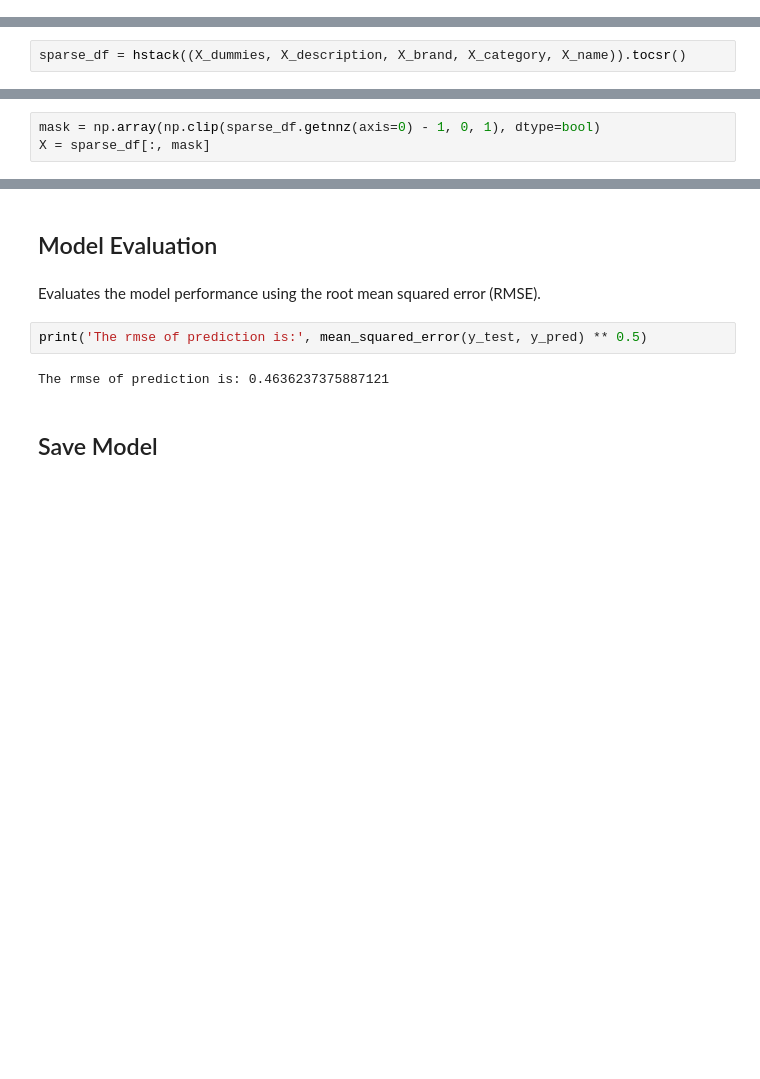
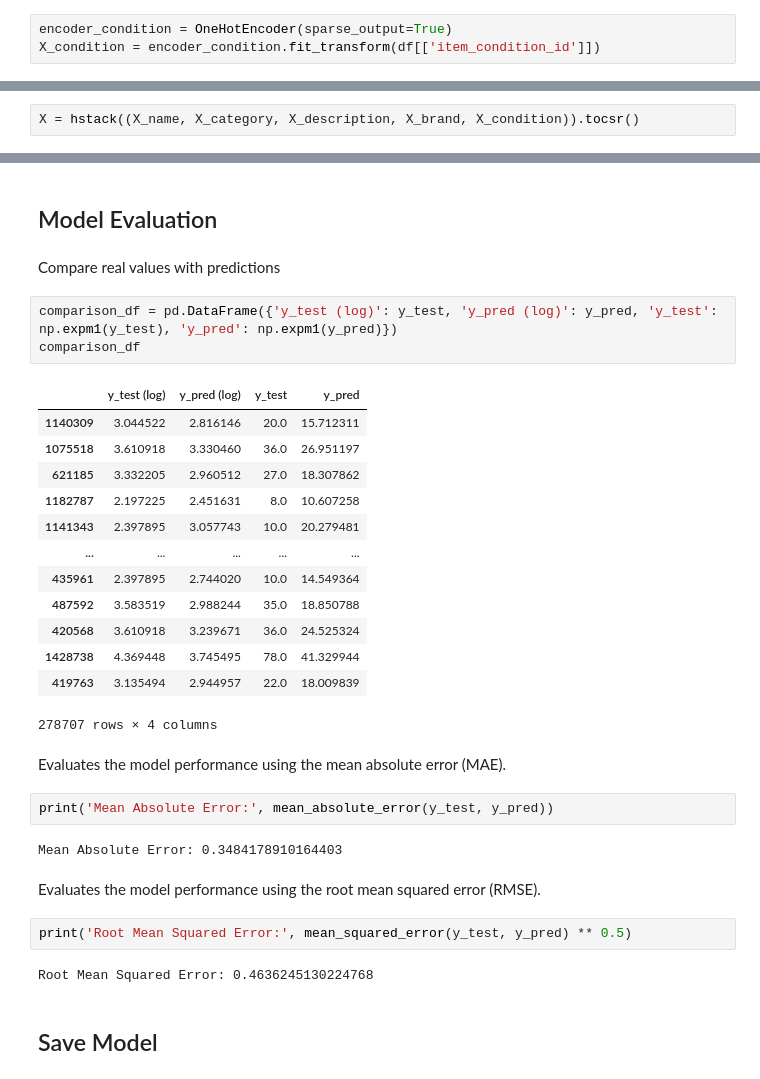
Before and after one commit to danielsimon4/price_recommender, a Jupyter notebook: price_recommender.ipynb, the cells around one changed output, grey strips where cells are left out. Drawn from its saved outputs; the diff is of its cells as text; blank space fills up the shorter version.

Commit message:
Fixed model

```diff
--- a/price_recommender.ipynb
+++ b/price_recommender.ipynb
@@ -174,3 +172,6 @@ X_dummies = csr_matrix(pd.get_dummies(df[['item_condition_id']], sparse=True).va
+# %%
+encoder_condition = OneHotEncoder(sparse_output=True)
+X_condition = encoder_condition.fit_transform(df[['item_condition_id']])
 # %% [markdown]
 Create sparse df:
 
@@ -178,4 +179,4 @@ Create sparse df:
 
 - `tocsr()`: This method converts the concatenated matrix into a Compressed Sparse Row (CSR) format. CSR is a space-efficient representation of sparse matrices.
 # %%
-sparse_df = hstack((X_dummies, X_description, X_brand, X_category, X_name)).tocsr()
+X = hstack((X_name, X_category, X_description, X_brand, X_condition)).tocsr()
@@ -184,6 +183,3 @@ Remove features with document frequency <=1
-# %%
-mask = np.array(np.clip(sparse_df.getnnz(axis=0) - 1, 0, 1), dtype=bool)
-X = sparse_df[:, mask]
 # %%
 y = np.log1p(df['price'])
 # %% [markdown]
@@ -219,11 +215,36 @@ Uses the trained LightGBM model to predict on the test set.
 y_pred = gbm.predict(X_test, num_iteration=gbm.best_iteration)
 # %% [markdown]
 ## Model Evaluation
+# %% [markdown]
+Compare real values with predictions
+# %%
+comparison_df = pd.DataFrame({'y_test (log)': y_test, 'y_pred (log)': y_pred, 'y_test': np.expm1(y_test), 'y_pred': np.expm1(y_pred)})
+comparison_df
+# %% [output]
+|  | y_test (log) | y_pred (log) | y_test | y_pred |
+| 1140309 | 3.044522 | 2.816146 | 20.0 | 15.712311 |
+| 1075518 | 3.610918 | 3.330460 | 36.0 | 26.951197 |
+| 621185 | 3.332205 | 2.960512 | 27.0 | 18.307862 |
+| 1182787 | 2.197225 | 2.451631 | 8.0 | 10.607258 |
+| 1141343 | 2.397895 | 3.057743 | 10.0 | 20.279481 |
+| ... | ... | ... | ... | ... |
+| 435961 | 2.397895 | 2.744020 | 10.0 | 14.549364 |
+| 487592 | 3.583519 | 2.988244 | 35.0 | 18.850788 |
+| 420568 | 3.610918 | 3.239671 | 36.0 | 24.525324 |
+| 1428738 | 4.369448 | 3.745495 | 78.0 | 41.329944 |
+| 419763 | 3.135494 | 2.944957 | 22.0 | 18.009839 |
+278707 rows × 4 columns
+# %% [markdown]
+Evaluates the model performance using the mean absolute error (MAE).
+# %%
+print('Mean Absolute Error:', mean_absolute_error(y_test, y_pred))
+# %% [output]
+Mean Absolute Error: 0.3484178910164403
 # %% [markdown]
 Evaluates the model performance using the root mean squared error (RMSE).
 # %%
-print('The rmse of prediction is:', mean_squared_error(y_test, y_pred) ** 0.5)
+print('Root Mean Squared Error:', mean_squared_error(y_test, y_pred) ** 0.5)
 # %% [output]
-The rmse of prediction is: 0.4636237375887121
+Root Mean Squared Error: 0.4636245130224768
 # %% [markdown]
 ## Save Model
```
Also changed, not shown: parts of 10 cells of this notebook, 1 other file.
